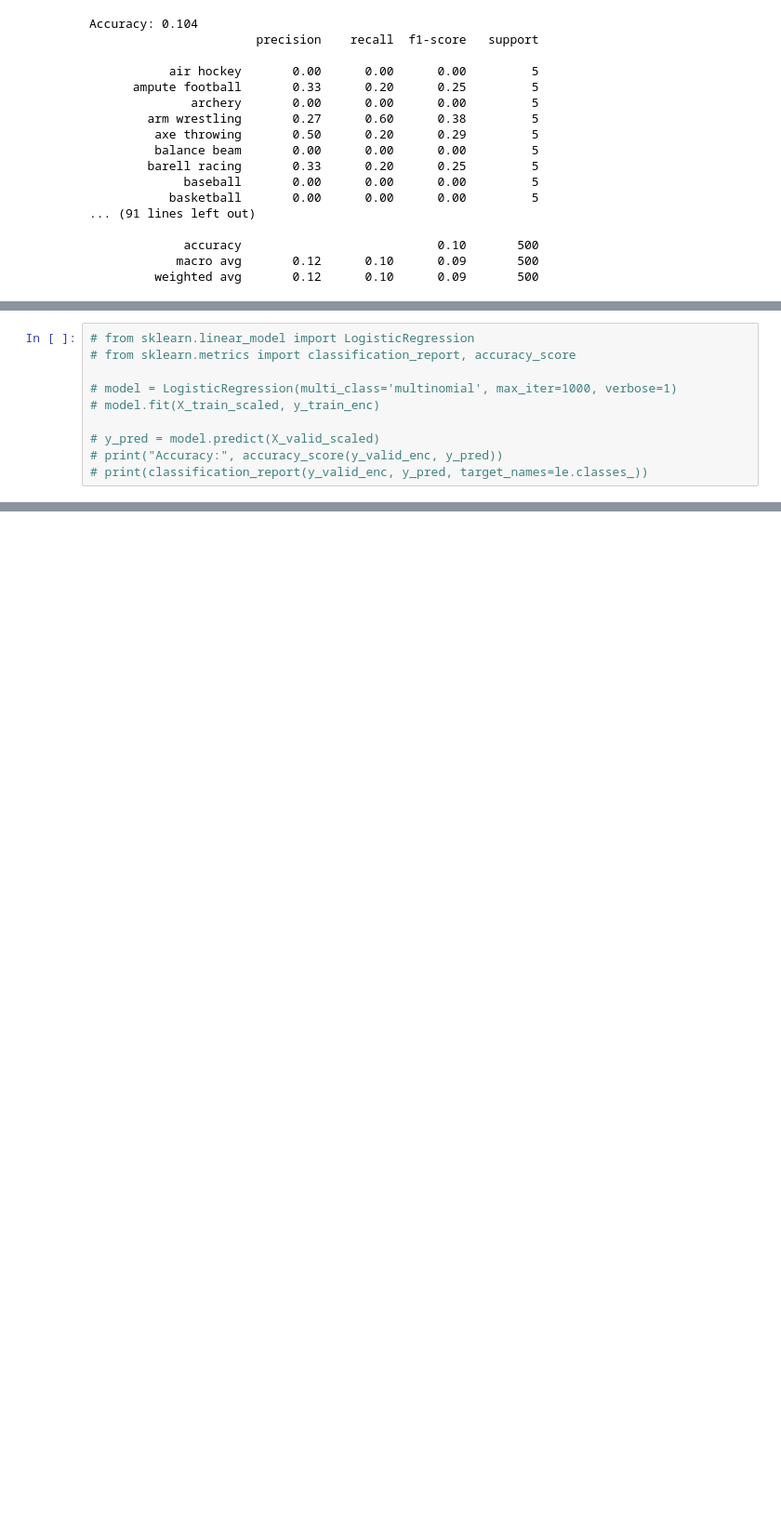
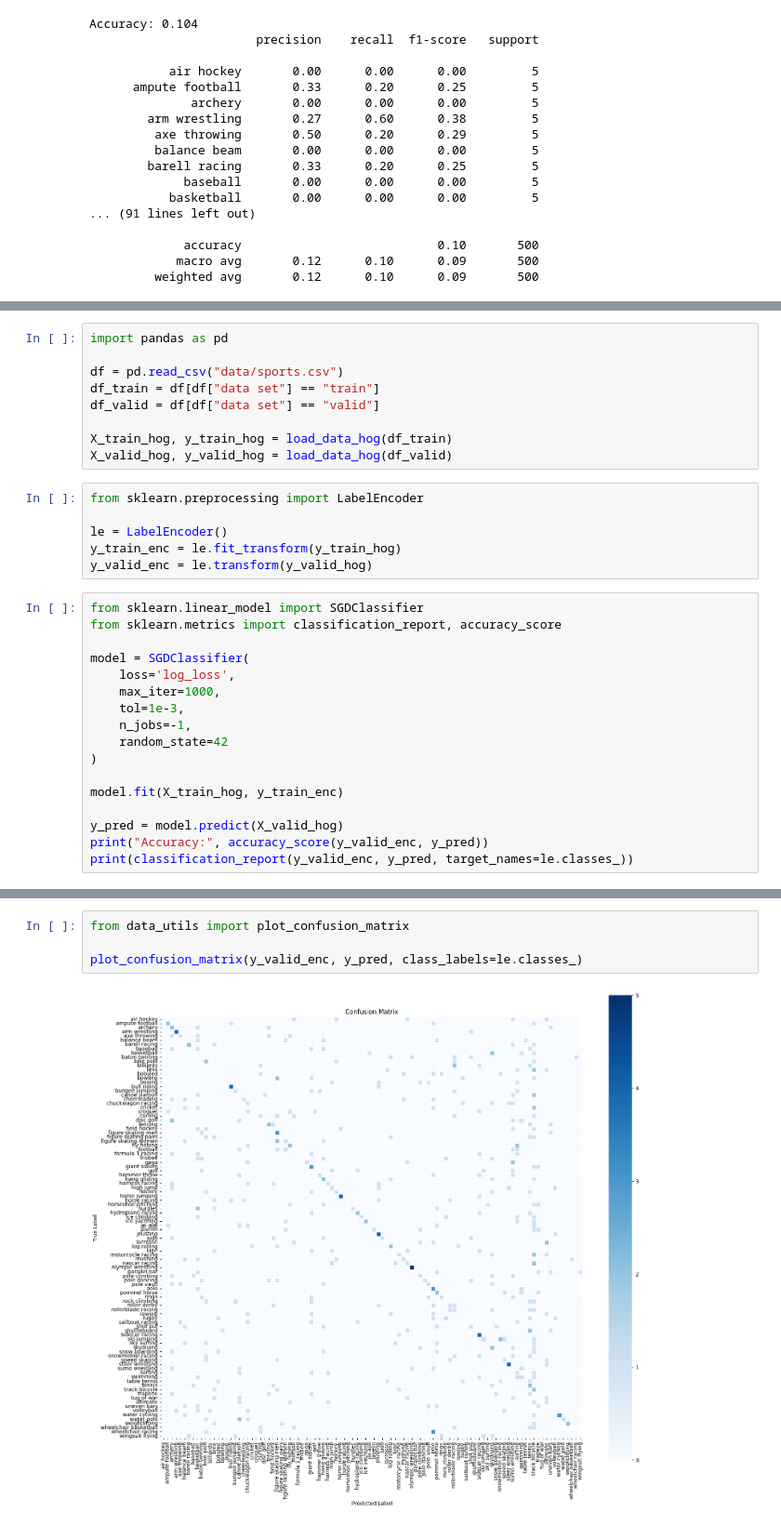
Before and after one commit to safdarzeeshan/uoft-ml-sports, a Jupyter notebook: sports-dectection.ipynb, the cells around one changed output, grey strips where cells are left out. Shown at 93% size. Cells and saved outputs as stored; diff of their text form; blank space fills up the shorter version.

```diff
--- a/sports-dectection.ipynb
+++ b/sports-dectection.ipynb
@@ -182,10 +157,32 @@ Accuracy: 0.104
+# %%
+import pandas as pd
+
+df = pd.read_csv("data/sports.csv")
+df_train = df[df["data set"] == "train"]
+df_valid = df[df["data set"] == "valid"]
+
+X_train_hog, y_train_hog = load_data_hog(df_train)
+X_valid_hog, y_valid_hog = load_data_hog(df_valid)
+# %%
+from sklearn.preprocessing import LabelEncoder
+
+le = LabelEncoder()
+y_train_enc = le.fit_transform(y_train_hog)
+y_valid_enc = le.transform(y_valid_hog)
 # %%
-# from sklearn.linear_model import LogisticRegression
-# from sklearn.metrics import classification_report, accuracy_score
+from sklearn.linear_model import SGDClassifier
+from sklearn.metrics import classification_report, accuracy_score
 
-# model = LogisticRegression(multi_class='multinomial', max_iter=1000, verbose=1)
-# model.fit(X_train_scaled, y_train_enc)
+model = SGDClassifier(
+    loss='log_loss',
+    max_iter=1000,
+    tol=1e-3,
+    n_jobs=-1,
+    random_state=42
+)
 
-# y_pred = model.predict(X_valid_scaled)
-# print("Accuracy:", accuracy_score(y_valid_enc, y_pred))
-# print(classification_report(y_valid_enc, y_pred, target_names=le.classes_))
+model.fit(X_train_hog, y_train_enc)
+
+y_pred = model.predict(X_valid_hog)
+print("Accuracy:", accuracy_score(y_valid_enc, y_pred))
+print(classification_report(y_valid_enc, y_pred, target_names=le.classes_))
@@ -191,0 +215,6 @@ Accuracy: 0.104
+# %%
+from data_utils import plot_confusion_matrix
+
+plot_confusion_matrix(y_valid_enc, y_pred, class_labels=le.classes_)
+# %% [output]
+[figure, added]
```
Also changed, not shown: parts of 9 cells of this notebook, 1 other file.
